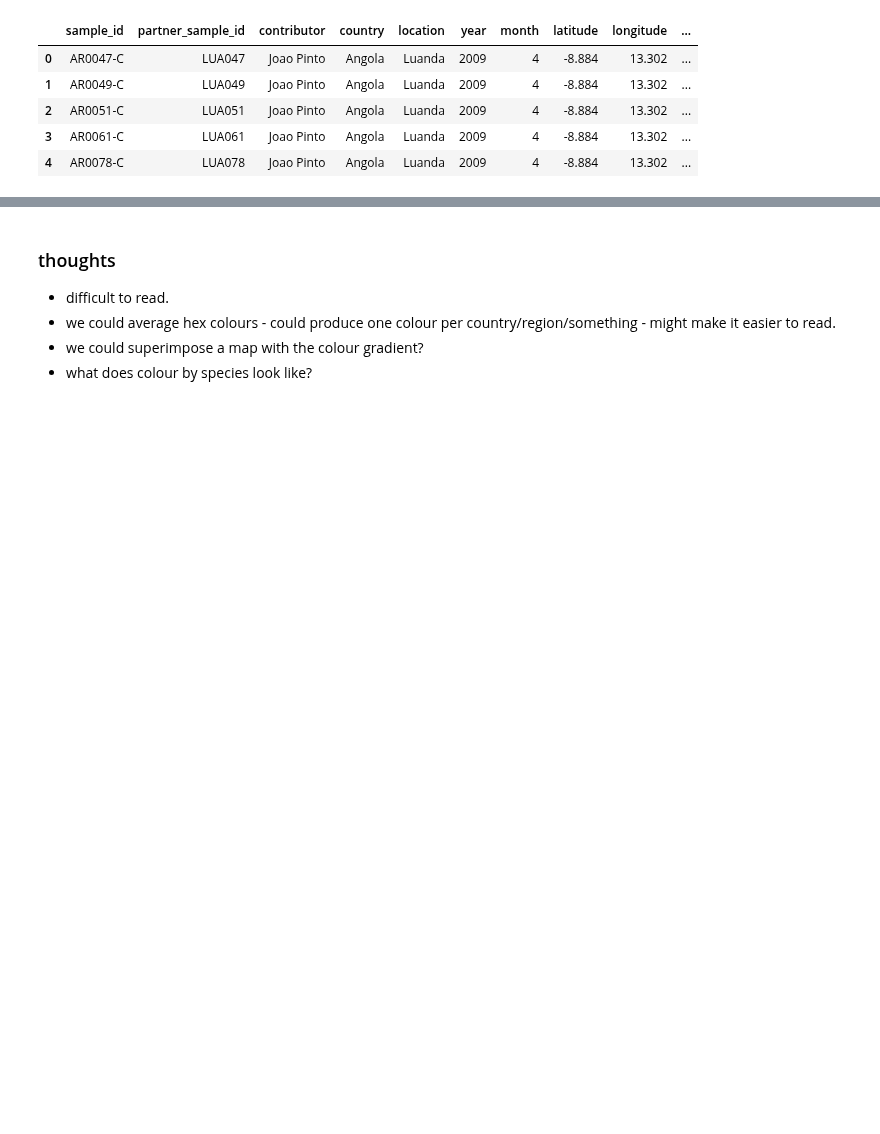
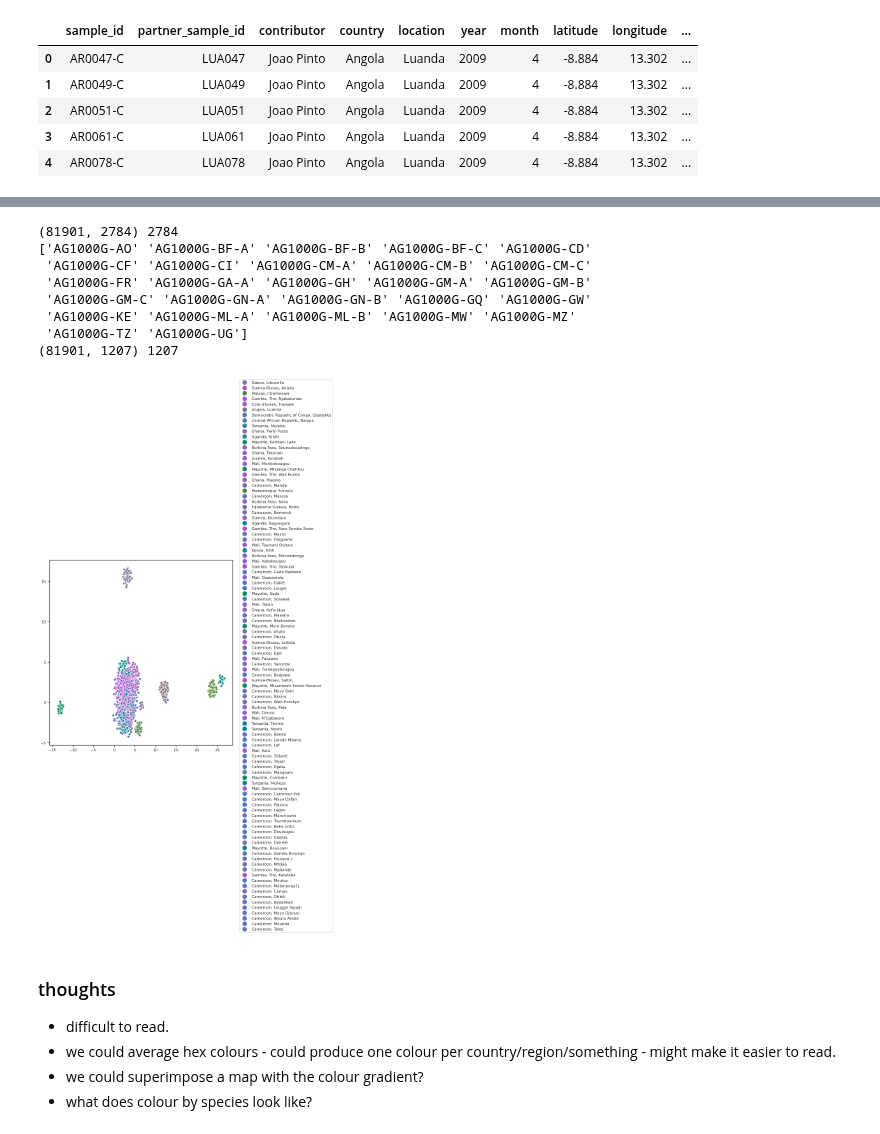
Before and after one commit to malariagen/ag1000g-phase3-data-paper, a Jupyter notebook: notebooks/ag3_population_structure_UMAP.ipynb, the cells around one changed output, grey strips where cells are left out. Cells and saved outputs as stored; diff of their text form; code cells hidden in the pictures; blank space fills up the shorter version.

```diff
--- a/notebooks/ag3_population_structure_UMAP.ipynb
+++ b/notebooks/ag3_population_structure_UMAP.ipynb
@@ -111,3 +152,15 @@ umapper('gamb_colu')
+# %%
+umapper_downsampled('gamb_colu_arab')
+# %% [output]
+(81901, 2784) 2784
+['AG1000G-AO' 'AG1000G-BF-A' 'AG1000G-BF-B' 'AG1000G-BF-C' 'AG1000G-CD'
+ 'AG1000G-CF' 'AG1000G-CI' 'AG1000G-CM-A' 'AG1000G-CM-B' 'AG1000G-CM-C'
+ 'AG1000G-FR' 'AG1000G-GA-A' 'AG1000G-GH' 'AG1000G-GM-A' 'AG1000G-GM-B'
+ 'AG1000G-GM-C' 'AG1000G-GN-A' 'AG1000G-GN-B' 'AG1000G-GQ' 'AG1000G-GW'
+ 'AG1000G-KE' 'AG1000G-ML-A' 'AG1000G-ML-B' 'AG1000G-MW' 'AG1000G-MZ'
+ 'AG1000G-TZ' 'AG1000G-UG']
+(81901, 1207) 1207
+[figure, added]
 # %% [markdown]
 ### thoughts
 - difficult to read.
```
Also changed, not shown: parts of 20 cells of this notebook.
